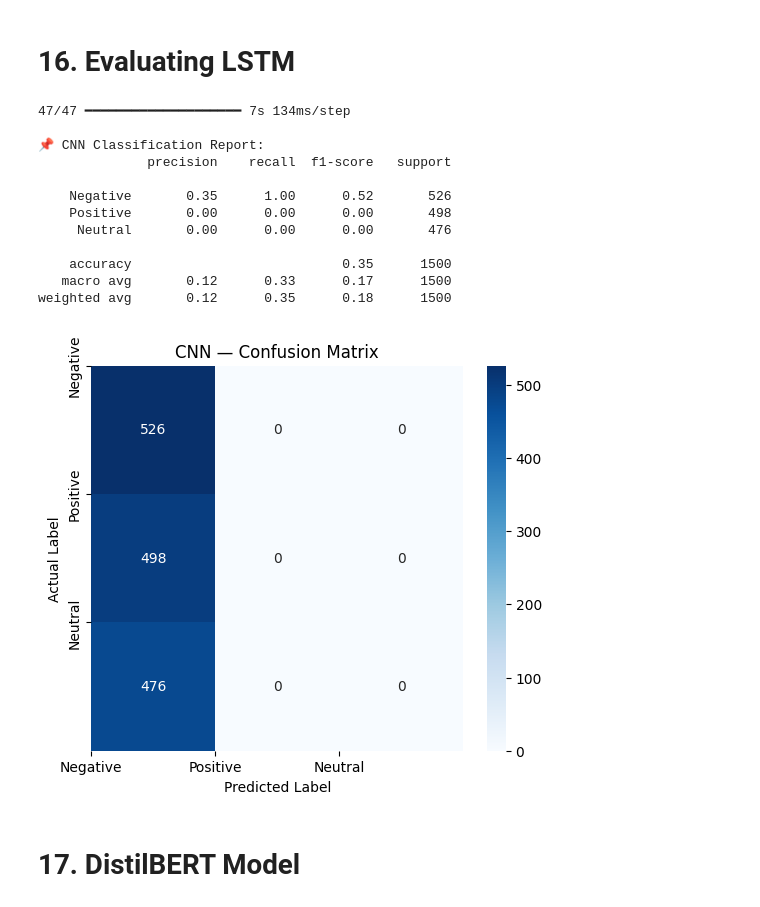
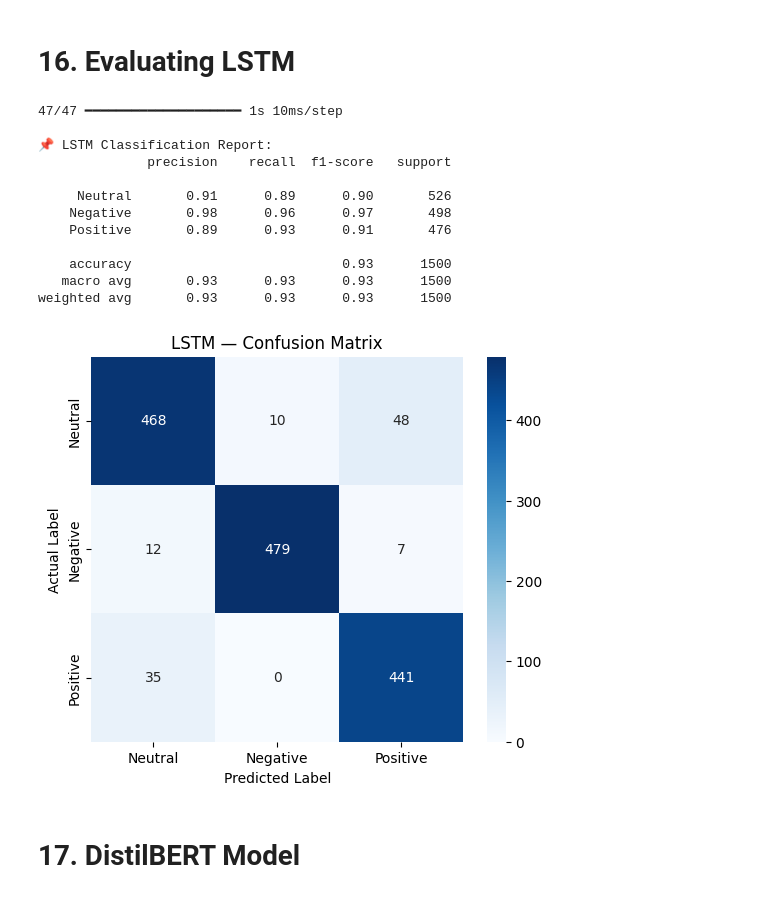
Before and after one commit to jiyuutheosum/Machine-Learning, a Jupyter notebook: Machine_Learning_PIT.ipynb, the cells around one changed output. Drawn from its saved outputs; the diff is of its cells as text; code cells hidden in the pictures.

```diff
--- a/Machine_Learning_PIT.ipynb
+++ b/Machine_Learning_PIT.ipynb
@@ -208,7 +185,7 @@ def clean_text(text):
     return " ".join(cleaned)
 
 # Apply
-df['clean_text'] = df[text_col].astype(str).map(clean_text)
+df['clean_text'] = df['text'].astype(str).map(clean_text)
 display(df[['clean_text']].head(8))
 # %% [output]
 |  | clean_text |
@@ -750,15 +829,16 @@ weighted avg       0.12      0.35      0.18      1500
 # Training LSTM
 lstm_model = Sequential([
     Embedding(MAX_WORDS, 128, input_length=MAX_LEN),
-    LSTM(128, return_sequences=False),
+    Bidirectional(LSTM(128, return_sequences=True)),
+    GlobalMaxPooling1D(),
     Dense(64, activation="relu"),
     Dropout(0.5),
-    Dense(1, activation="sigmoid")
+    Dense(3, activation="softmax")
 ])
 
 lstm_model.compile(
-    optimizer="adam",
-    loss="binary_crossentropy",
+    optimizer=Adam(1e-4),  # Smaller LR prevents collapse
+    loss="sparse_categorical_crossentropy",
     metrics=["accuracy"]
 )
 
@@ -793,43 +873,48 @@ Epoch 10/10
 # %% [markdown]
 # **16. Evaluating LSTM**
 # %%
-# Prepare test set for LSTM (if not already done)
-X_test_pad = pad_sequences(tokenizer.texts_to_sequences(X_test), maxlen=MAX_LEN, padding='post')
+# Prepare test set
+X_test_pad = pad_sequences(
+    tokenizer.texts_to_sequences(X_test),
+    maxlen=MAX_LEN,
+    padding='post'
+)
 
-# Predict probabilities for test set
-y_pred_bin_probs = lstm_model.predict(X_test_pad)
-# Convert probabilities to binary predictions (threshold 0.5)
-y_pred_bin = (y_pred_bin_probs > 0.5).astype(int).flatten()
+# Predict softmax distributions
+y_pred_probs = lstm_model.predict(X_test_pad)
 
-# CNN Classification Report
-print("\n📌 CNN Classification Report:")
-target_names = ['Negative', 'Positive', 'Neutral']
+# Convert to label IDs
+y_pred = np.argmax(y_pred_probs, axis=1)
+
+# Classification Report
+print("\n📌 LSTM Classification Report:")
+target_names = ['Neutral', 'Negative', 'Positive']
 print(classification_report(y_test, y_pred, target_names=target_names))
 
 # Confusion Matrix
 cm = confusion_matrix(y_test, y_pred)
 
 plt.figure(figsize=(6, 5))
 sns.heatmap(cm, annot=True, fmt='d', cmap='Blues')
-plt.title("CNN — Confusion Matrix")
-plt.xticks(np.arange(3), target_names)
-plt.yticks(np.arange(3), target_names)
+plt.title("LSTM — Confusion Matrix")
+plt.xticks(np.arange(3) + 0.5, target_names)
+plt.yticks(np.arange(3) + 0.5, target_names)
 plt.xlabel("Predicted Label")
 plt.ylabel("Actual Label")
 plt.show()
 # %% [output]
-47/47 ━━━━━━━━━━━━━━━━━━━━ 7s 134ms/step
+47/47 ━━━━━━━━━━━━━━━━━━━━ 1s 10ms/step
 
-📌 CNN Classification Report:
+📌 LSTM Classification Report:
               precision    recall  f1-score   support
 
-    Negative       0.35      1.00      0.52       526
-    Positive       0.00      0.00      0.00       498
-     Neutral       0.00      0.00      0.00       476
+     Neutral       0.91      0.89      0.90       526
+    Negative       0.98      0.96      0.97       498
+    Positive       0.89      0.93      0.91       476
 
-    accuracy                           0.35      1500
-   macro avg       0.12      0.33      0.17      1500
-weighted avg       0.12      0.35      0.18      1500
+    accuracy                           0.93      1500
+   macro avg       0.93      0.93      0.93      1500
+weighted avg       0.93      0.93      0.93      1500
-[figure, old version]
+[figure, new version]
 # %% [markdown]
 # **17. DistilBERT Model**
```
Also changed, not shown: parts of 25 cells of this notebook.
